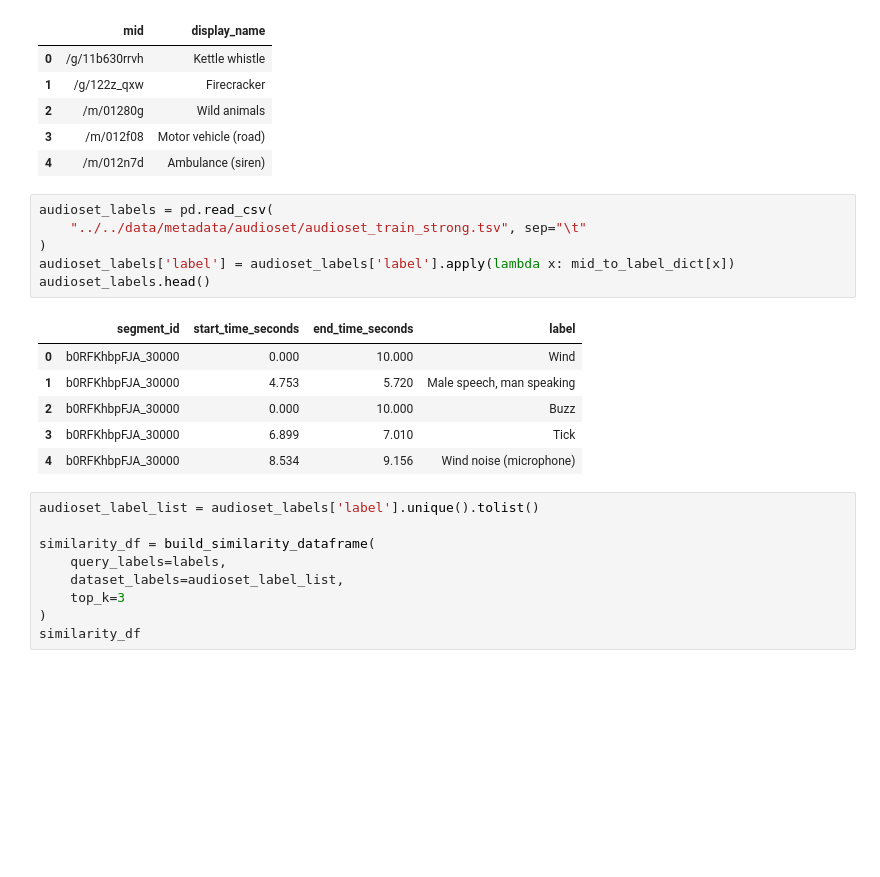
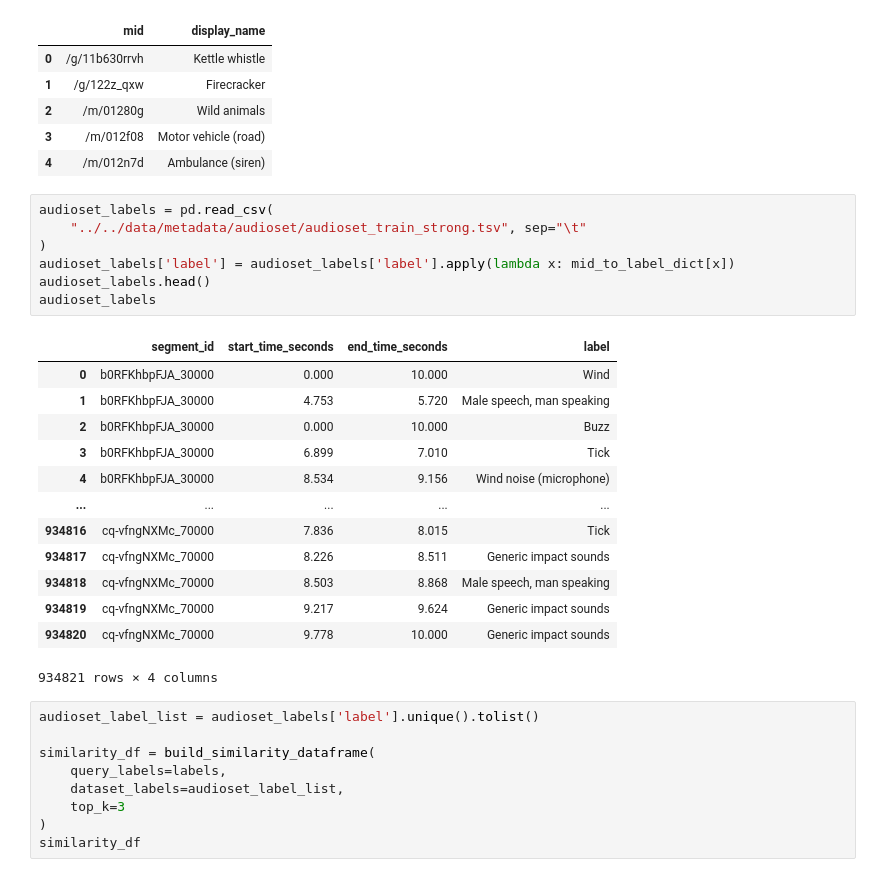
Before and after one commit to Bendemeurichy/anthropogenic_sound_identification, a Jupyter notebook: src/tags/label_counting.ipynb, the cells around one changed output. Drawn from its saved outputs; the diff is of its cells as text; blank space fills up the shorter version.

```diff
--- a/src/tags/label_counting.ipynb
+++ b/src/tags/label_counting.ipynb
@@ -153,16 +153,24 @@ mid_to_label_map.head()
 # %%
 audioset_labels = pd.read_csv(
     "../../data/metadata/audioset/audioset_train_strong.tsv", sep="\t"
 )
 audioset_labels['label'] = audioset_labels['label'].apply(lambda x: mid_to_label_dict[x])
 audioset_labels.head()
+audioset_labels
 # %% [output]
 |  | segment_id | start_time_seconds | end_time_seconds | label |
 | 0 | b0RFKhbpFJA_30000 | 0.000 | 10.000 | Wind |
 | 1 | b0RFKhbpFJA_30000 | 4.753 | 5.720 | Male speech, man speaking |
 | 2 | b0RFKhbpFJA_30000 | 0.000 | 10.000 | Buzz |
 | 3 | b0RFKhbpFJA_30000 | 6.899 | 7.010 | Tick |
 | 4 | b0RFKhbpFJA_30000 | 8.534 | 9.156 | Wind noise (microphone) |
+| ... | ... | ... | ... | ... |
+| 934816 | cq-vfngNXMc_70000 | 7.836 | 8.015 | Tick |
+| 934817 | cq-vfngNXMc_70000 | 8.226 | 8.511 | Generic impact sounds |
+| 934818 | cq-vfngNXMc_70000 | 8.503 | 8.868 | Male speech, man speaking |
+| 934819 | cq-vfngNXMc_70000 | 9.217 | 9.624 | Generic impact sounds |
+| 934820 | cq-vfngNXMc_70000 | 9.778 | 10.000 | Generic impact sounds |
+934821 rows × 4 columns
 # %%
 audioset_label_list = audioset_labels['label'].unique().tolist()
 
```
Also changed, not shown: parts of 16 cells of this notebook, 1 other file.
